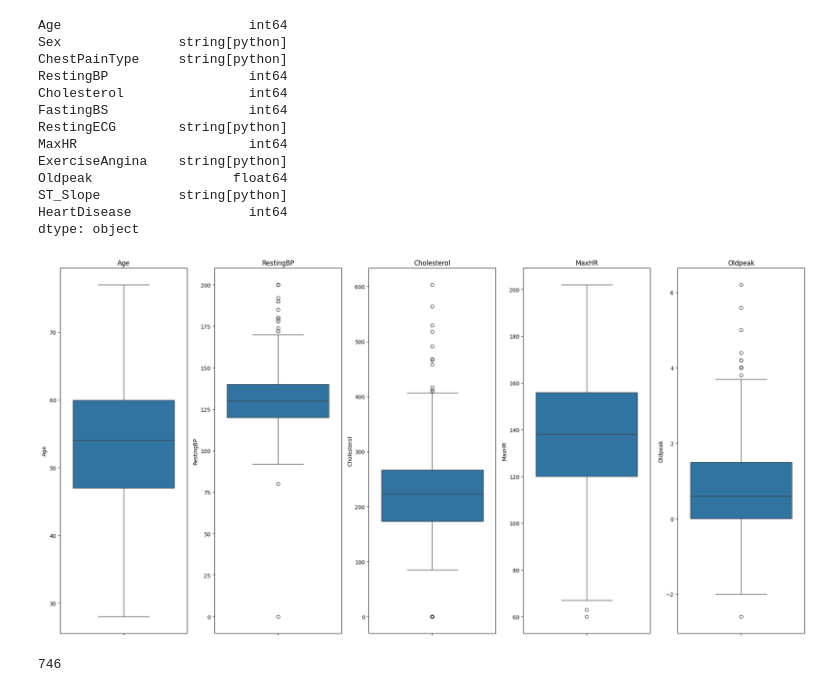
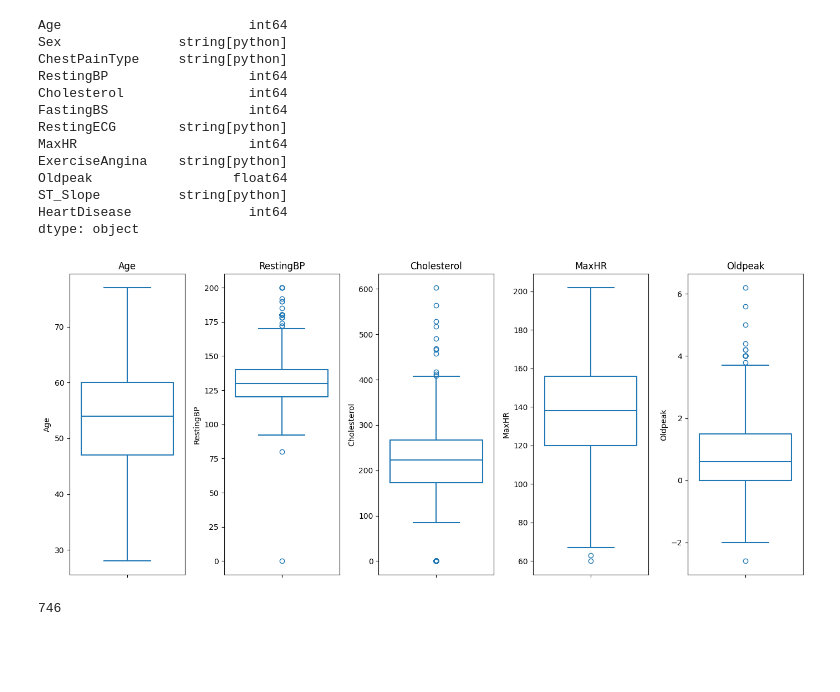
Before and after one commit to gnlca/heart-failure-detection, a Jupyter notebook: heart.ipynb, the cells around one changed output. Saved outputs shown, nothing was run; the diff lists cells and outputs as text; code cells hidden in the pictures; blank space fills up the shorter version.

```diff
--- a/heart.ipynb
+++ b/heart.ipynb
@@ -113,19 +125,19 @@ dtype: object
 # %%
 numerical_cols = df.select_dtypes(include=["int64", "float64"]).columns
 numerical_cols = numerical_cols.drop(
     ["HeartDisease", "FastingBS"]
 )  # rimuovo la colonna target e la colonna FastingBS
 
-fig, axs = plt.subplots(nrows=1, ncols=len(numerical_cols), figsize=(20, 10))
+fig, axs = plt.subplots(nrows=1, ncols=len(numerical_cols), figsize=(14, 6))
 
 for i, col in enumerate(numerical_cols):
-    sns.boxplot(y=df[col], ax=axs[i])
+    sns.boxplot(y=df[col], ax=axs[i], fill=False)
     axs[i].set_title(col)
 
 plt.tight_layout()
 plt.show()
 # %% [output]
-[figure, old version]
+[figure, new version]
 # %%
 # Rimozione outliers
 resting_bp_outliers = df[df["RestingBP"] < 20]  # è morto? Lo rimuovo?
```
Also changed, not shown: parts of 7 cells of this notebook, 4 other files.
